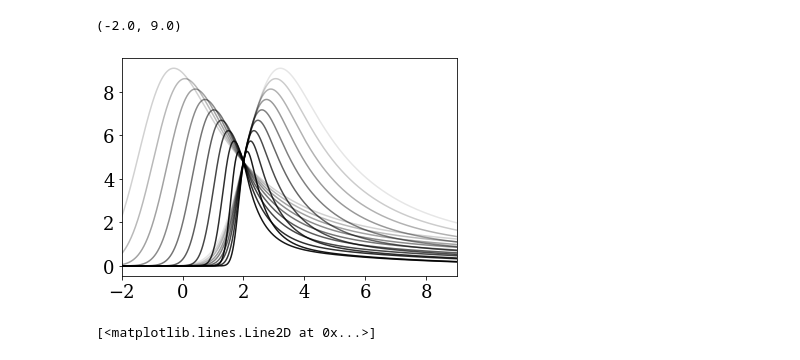
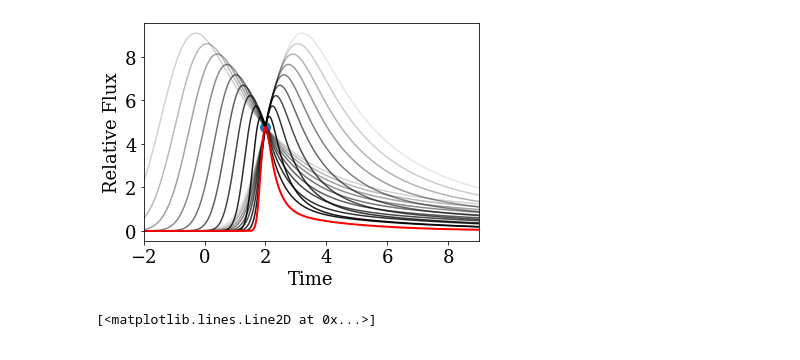
Before and after one commit to jradavenport/eralf, a Jupyter notebook: explore.ipynb, the cells around one changed output. Drawn from its saved outputs; the diff is of its cells as text; code cells hidden in the pictures.

Commit message:
figures for an NSF proposal

```diff
--- a/explore.ipynb
+++ b/explore.ipynb
@@ -24,26 +24,28 @@ def find_times(time,t,w,h,ypt, fwd=False):
 # %%
 time = np.arange(-3,10,0.01)
 
 fmodel=flare_model_v2(time,2,0.5,5)
 ypt = max(fmodel)
 xpt = time[np.argmax(fmodel)]
 
 for k in range(1,10):
     width = 0.5 + k/3
     ampl = 5+k/2
     plt.plot(time, flare_model_v2(time, 2+find_times(time,2, width,ampl, ypt,fwd=False),
                                   width,ampl), c='k', alpha=1-k/10 )
     plt.plot(time, flare_model_v2(time, 2+find_times(time,2, width,ampl, ypt,fwd=True),
                                   width,ampl), c='k', alpha=1-k/11 )
 
-# plt.plot(time + (2-xpt), fmodel, lw=2, c='r')
+plt.plot(time + (2-xpt), fmodel, lw=2, c='r')
 
+plt.scatter(2, np.nanmax(fmodel), c='C0', s=100)
 
+plt.xlabel('Time')
+plt.ylabel('Relative Flux')
 plt.xlim(-2,9)
-# plt.savefig('flare_butterfly.png', dpi=150, bbox_inches='tight', pad_inches=0.25, facecolor='w')
+plt.savefig('flare_butterfly_Nov2021.pdf', dpi=150, bbox_inches='tight', pad_inches=0.25, facecolor='w')
 # %% [output]
-(-2.0, 9.0)
-[figure, old version]
+[figure, new version]
 # %%
 time = np.arange(-3,10,0.01)
 fmodel=flare_model_v2(time,0,.5,1)
```
Also changed, not shown: parts of 1 cell of this notebook, 1 other file.
